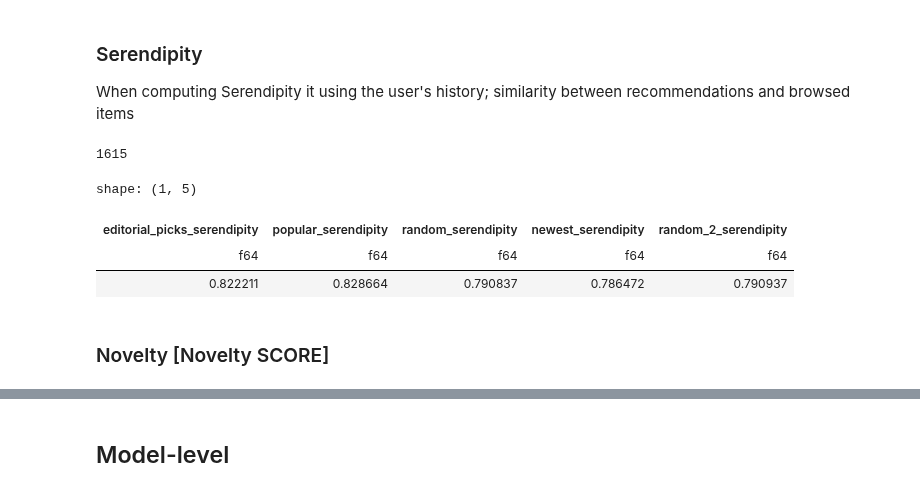
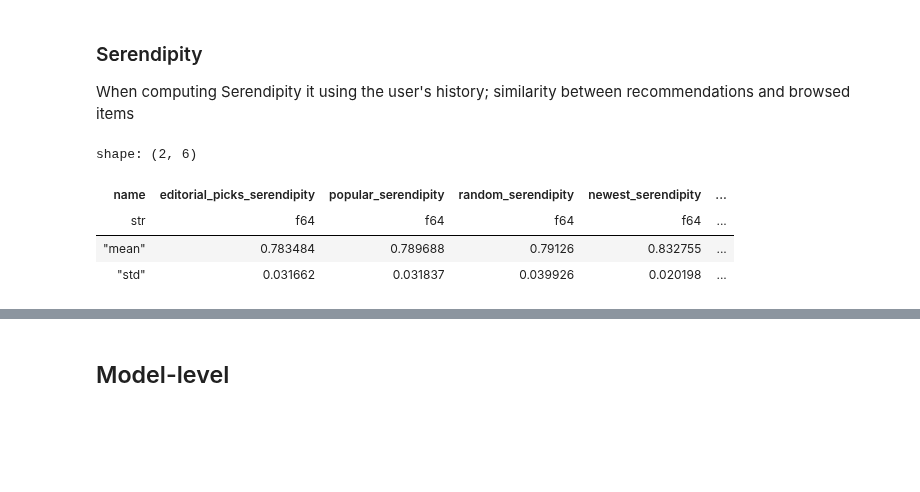
Before and after one commit to ebanalyse/ebnerd-benchmark, a Jupyter notebook: examples/03_beyond_accuracy/make_beyond_accuracy.ipynb, the cells around one changed output, grey strips where cells are left out. Cells and saved outputs as stored; diff of their text form; code cells hidden in the pictures; blank space fills up the shorter version.

Commit message:
novel and serendipity added to the notebook

```diff
--- a/examples/03_beyond_accuracy/make_beyond_accuracy.ipynb
+++ b/examples/03_beyond_accuracy/make_beyond_accuracy.ipynb
@@ -440,12 +453,14 @@ shape: (2, 3)
 ### Newest
 # %%
 df_candidates_newest = create_sort_based_prediction_score(
-    df_lookup_articles, column=DEFAULT_ARTICLE_PUBLISHED_TIMESTAMP_COL, desc=False
+    df_candidate_articles,
+    column=DEFAULT_ARTICLE_PUBLISHED_TIMESTAMP_COL,
+    desc=False,
 )
 candidates_newest = np.array(
     [df_candidates_newest.select(DEFAULT_ARTICLE_ID_COL).to_series()]
 )
 # =>
-print(df_candidates_newest.head(2))
 print(candidates_newest[:, :2])
+df_candidates_newest.head(2)
 # %% [output]
@@ -545,13 +562,18 @@ document_vector: 0.18989835319860843
 # %% [markdown]
 ### Sentiment
 # %%
-sentiment_dict = {
-    f"{list_name}_{sentiment.name}": sentiment(
+sentiment_dict = {"name": ["mean", "std"]}
+
+for candidates, list_name in candidates_name_pairs:
+    scores = sentiment(
         candidates,
         lookup_dict=articles_dict,
         lookup_key=DEFAULT_SENTIMENT_SCORE_COL,
-    )[0]
-    for candidates, list_name in candidates_name_pairs
-}
+    )
+    sentiment_dict[f"{list_name}_{sentiment.name}"] = [
+        scores.mean(),
+        scores.std(),
+    ]
+
 pl.DataFrame(sentiment_dict)
 # %% [output]
@@ -561,0 +587,15 @@ shape: (1, 5)
+# %%
+novelty_dict = {"name": ["mean", "std"]}
+
+for candidates, list_name in candidates_name_pairs:
+    scores = novelty(
+        candidates,
+        lookup_dict=articles_dict,
+        lookup_key=DEFAULT_TOTAL_PAGEVIEWS_COL_NORMALIZED_MIN_MAX,
+    )
+    novelty_dict[f"{list_name}_{novelty.name}"] = [
+        scores.mean(),
+        scores.std(),
+    ]
+
+pl.DataFrame(novelty_dict)
@@ -562,29 +608,24 @@ shape: (1, 5)
 # %% [markdown]
 ### Serendipity
 When computing Serendipity it using the user's history; similarity between recommendations and browsed items
-# %%
-len(user_history)
-# %% [output]
-1615
 # %%
-### ADD USER HISTORY
-serendipity_dict = {}
+serendipity_dict = {"name": ["mean", "std"]}
 for candidates, list_name in candidates_name_pairs:
     if len(candidates) == 1:
         candidates = np.tile(candidates, len(user_history)).reshape(-1, TOP_N)
     #
-    serendipity_dict[f"{list_name}_{serendipity.name}"] = serendipity(
+    scores = serendipity(
         candidates,
         H=user_history,
         lookup_dict=articles_dict,
         lookup_key=CONTRASTIVE_VECTOR,
-    ).mean()
+    )
+    serendipity_dict[f"{list_name}_{serendipity.name}"] = [scores.mean(), scores.std()]
 
 pl.DataFrame(serendipity_dict)
 # %% [output]
-shape: (1, 5)
+shape: (2, 6)
-| editorial_picks_serendipity | popular_serendipity | random_serendipity | newest_serendipity | random_2_serendipity |
-| f64 | f64 | f64 | f64 | f64 |
-| 0.822211 | 0.828664 | 0.790837 | 0.786472 | 0.790937 |
+| name | editorial_picks_serendipity | popular_serendipity | random_serendipity | newest_serendipity | ... |
+| str | f64 | f64 | f64 | f64 | ... |
+| "mean" | 0.783484 | 0.789688 | 0.79126 | 0.832755 | ... |
+| "std" | 0.031662 | 0.031837 | 0.039926 | 0.020198 | ... |
-# %% [markdown]
-### Novelty [Novelty SCORE]
```
Also changed, not shown: parts of 22 cells of this notebook.
